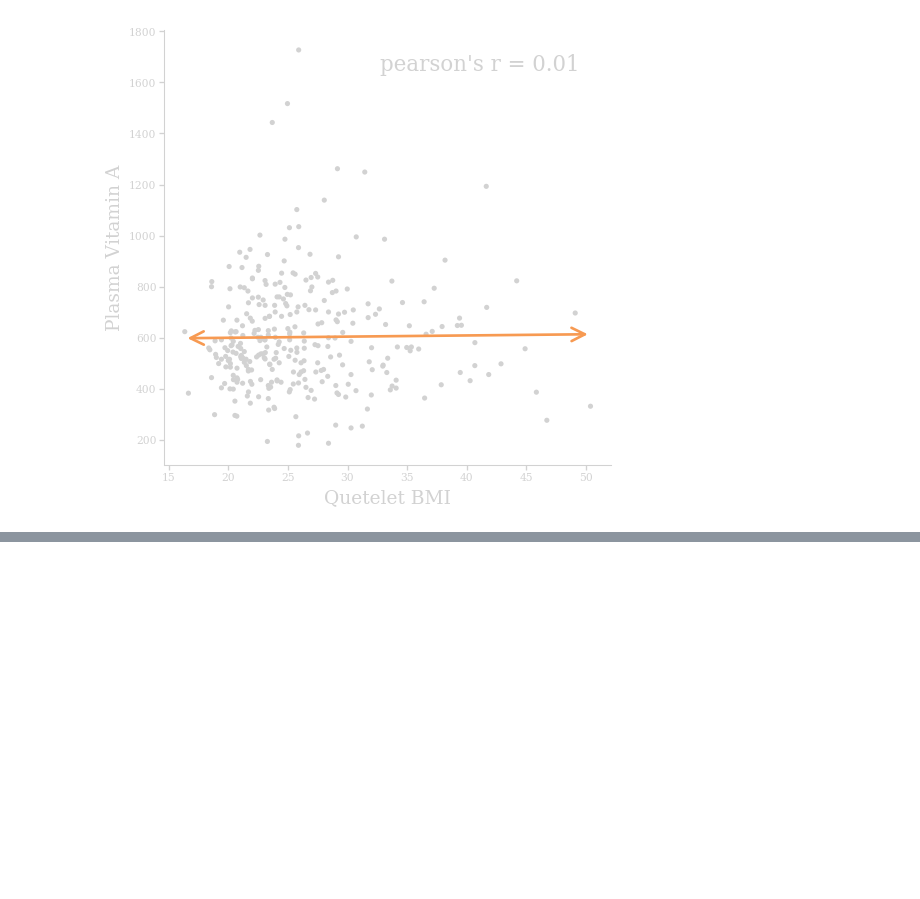
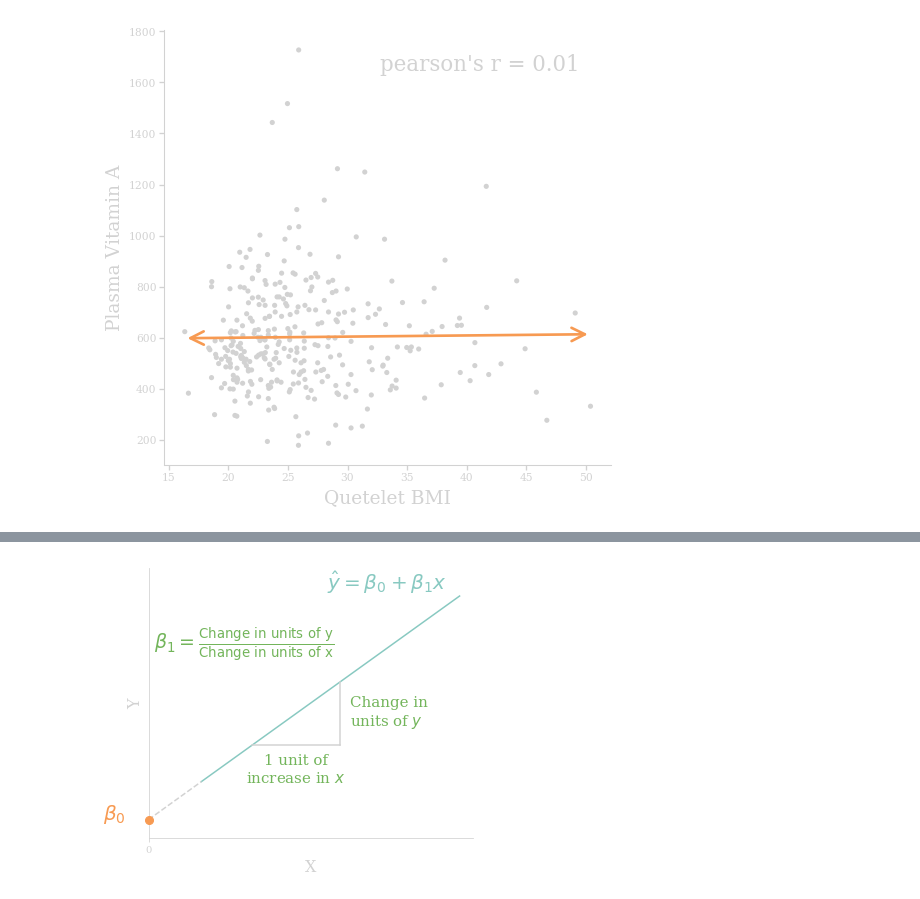
Before and after one commit to Khlick/LS40-Lectures, a Jupyter notebook: lib/_notebooks/Correlation and Regression.ipynb, the cells around one changed output, grey strips where cells are left out. Drawn from its saved outputs; the diff is of its cells as text; code cells hidden in the pictures; blank space fills up the shorter version.

```diff
--- a/lib/_notebooks/Correlation and Regression.ipynb
+++ b/lib/_notebooks/Correlation and Regression.ipynb
@@ -240,0 +243,95 @@ fig.savefig('../img/vitAvsBMI-cor-simple.svg', transparent=True);
+# %%
+data = pd.DataFrame({
+    "x": [15.840558, 12.961619, 25.263988, 43.0241, 50.974785, 82.80988, 90.603714, 73.73984],
+    "y": [5.3056026, 23.242449, 38.408398, 31.917654, 53.391132, 59.3171, 80.69876, 96.96029]
+    })
+
+fig = pyp.figure(figsize=(5,5))
+ax1 = fig.add_axes([0.06, 0.2, 0.9, 0.75])
+
+ax2 = ax1.twinx()
+ax3 = ax1.twinx()
+
+for ax in [ax1]:
+    #ax.scatter(data.x, data.y, s=100, c=colbrew)
+#     for spine in ["bottom", "left"]:
+#         ax.spines[spine].set_linewidth(1)
+#         ax.spines[spine].set_color(col["grey"])
+#     for spine in ["top", "right"]:
+#         ax.spines[spine].set_visible(False)
+#     ax.tick_params(axis="both", width=0, color=col["grey"], labelcolor=col["grey"],
+#                    labelsize=13, pad=0)
+
+    ax.set_xlim(-10, 100)
+    ax.set_ylim(-10, 100)
+    ax.set_yticks([])
+    ax.set_xticks([-10])
+    ax.set_xticklabels(["{:.0f}".format(0)])
+
+    ax.set_ylabel("Y", size=16, color=col["grey"], ha="center")
+    ax.set_xlabel("X", size=16, color=col["grey"], ha="center")
+
+    xfit = [data.x.min()-5, data.x.max()+5]
+    params = np.polyfit(data.x, data.y, 1)
+    ax.plot(xfit, np.polyval(params, xfit), color=col["blue"])
+
+    ax.text(
+        ax.set_xlim()[1]-(ax.set_xlim()[1] - ax.set_xlim()[0])*0.08,
+        ax.get_ylim()[1],
+        r"$\hat{y}=\beta_0+\beta_1x$",
+        size=20,
+        color=col["blue"],
+        ha="right",
+        va="top");
+
+for ax in [ax2]:
+    ax.axis("off")
+    ax.set_ylim(ax1.get_ylim());
+    ax.plot([ax.set_xlim()[0], xfit[0]], np.polyval(params, [ax.set_xlim()[0], xfit[0]]), ls="--", color=col["grey"]);
+    ax.plot(ax.set_xlim()[0], np.polyval(params, ax.set_xlim()[0]), "o", ms=8, color=col["orange"], clip_on=False);
+    ax.text(
+        ax.set_xlim()[0]-(ax.set_xlim()[1] - ax.set_xlim()[0])*0.07,
+        np.polyval(params, ax.set_xlim()[0]),
+        r"$\beta_0$",
+        size=20,
+        ha="right",
+        color=col["orange"]);
+
+for ax in [ax3]:
+    ax.axis("off");
+    ax.set_ylim(ax1.get_ylim());
+
+    xvals = [25, 55];
+    yvals = np.polyval(params, xvals);
+    ax.plot(xvals, [yvals[0], yvals[0]], ls="-", color=col["grey"]);
+    ax.plot([xvals[1], xvals[1]], yvals, ls="-", color=col["grey"]);
+
+
+    ax.text(
+        np.median(xvals),
+        np.polyval(params, xvals[0])-(ax.set_ylim()[1] - ax.set_ylim()[0])*0.03,
+        "1 unit of\nincrease in $x$",
+        size=15,
+        color=col['green'],
+        ha="center",
+        va="top");
+    ax.text(
+        xvals[1]+(ax.set_xlim()[1] - ax.set_xlim()[0])*0.03,
+        np.median(np.polyval(params, xvals)),
+        "Change in\nunits of $y$",
+        size=15,
+        color=col['green'],
+        ha="left",
+        va="center");
+    ax.text(
+        xvals[0]-(ax.set_xlim()[1] - ax.set_xlim()[0])*0.3,
+        np.polyval(params, xvals[0])++(ax.set_ylim()[1] - ax.set_ylim()[0])*0.45,
+        r"$\beta_1=\frac{\mathrm{Change\ in\ units\ of\ y}}{\mathrm{Change\ in\ units\ of\ x}}$",
+        size=19,
+        color=col['green'],
+        ha="left",
+        va="top")
+
+fig.savefig("../img/regline.svg", transparent=True);
+# %% [output]
+[figure, added]
```
Also changed, not shown: parts of 4 cells of this notebook, 24 other files.
